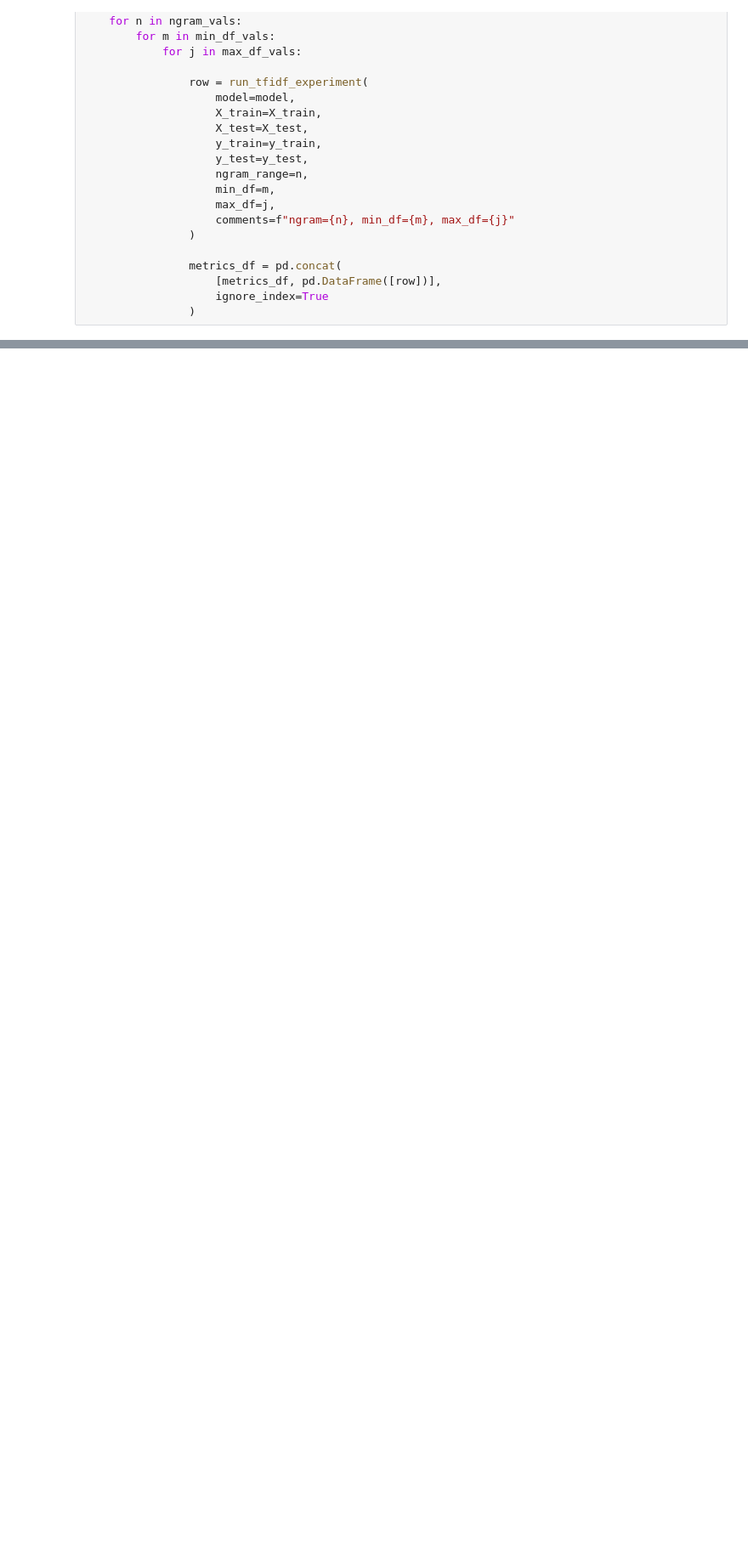
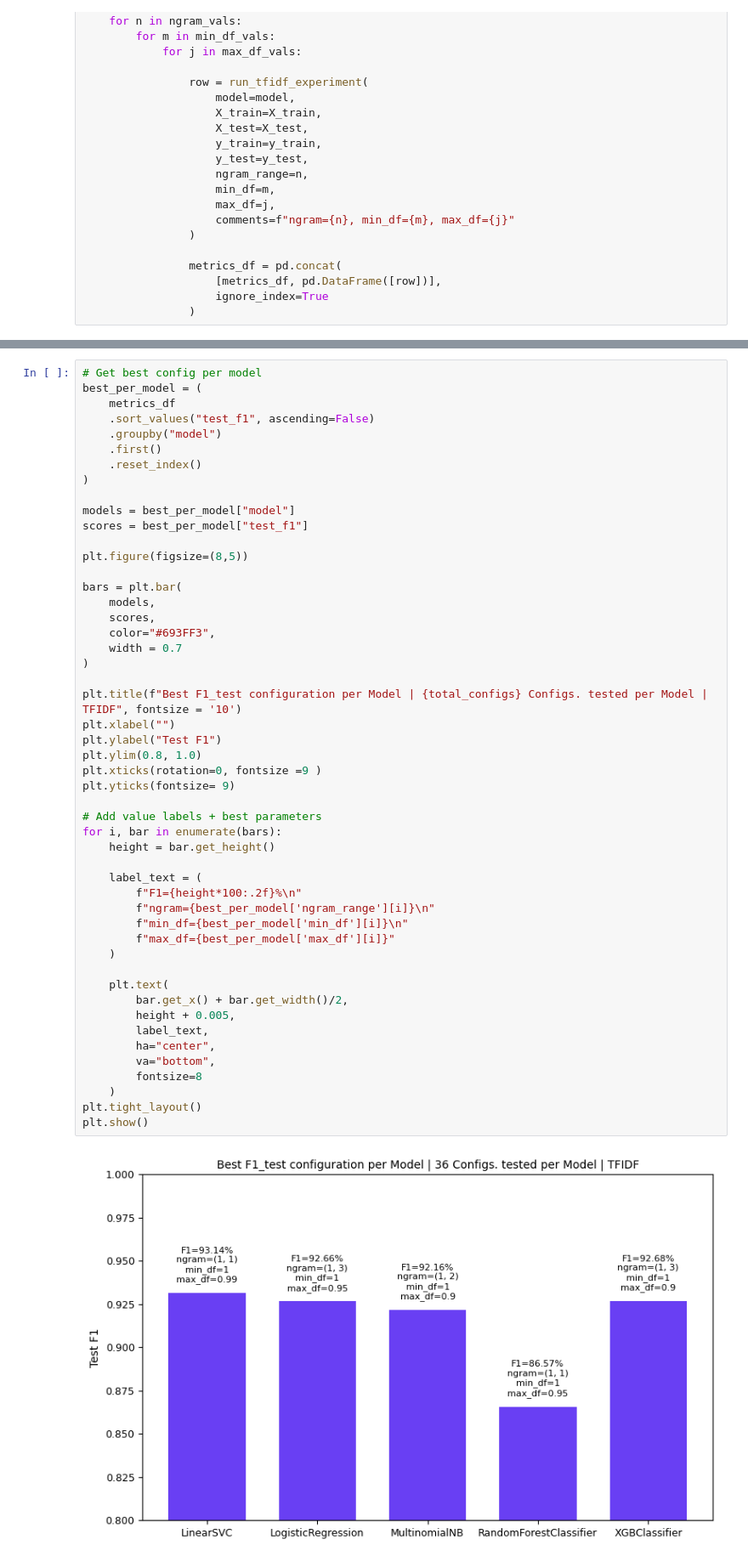
Before and after one commit to harmandeep2993/fake-news-detection-nlp, a Jupyter notebook: notebooks/experimentsTFIDF.ipynb, the cells around one changed output, grey strips where cells are left out. Shown at 85% size. Drawn from its saved outputs; the diff is of its cells as text; blank space fills up the shorter version.

```diff
--- a/notebooks/experimentsTFIDF.ipynb
+++ b/notebooks/experimentsTFIDF.ipynb
@@ -204,0 +167,52 @@ plt.show()
+# %%
+# Get best config per model
+best_per_model = (
+    metrics_df
+    .sort_values("test_f1", ascending=False)
+    .groupby("model")
+    .first()
+    .reset_index()
+)
+
+models = best_per_model["model"]
+scores = best_per_model["test_f1"]
+
+plt.figure(figsize=(8,5))
+
+bars = plt.bar(
+    models,
+    scores,
+    color="#693FF3",
+    width = 0.7
+)
+
+plt.title(f"Best F1_test configuration per Model | {total_configs} Configs. tested per Model | TFIDF", fontsize = '10')
+plt.xlabel("")
+plt.ylabel("Test F1")
+plt.ylim(0.8, 1.0)
+plt.xticks(rotation=0, fontsize =9 )
+plt.yticks(fontsize= 9)
+
+# Add value labels + best parameters
+for i, bar in enumerate(bars):
+    height = bar.get_height()
+
+    label_text = (
+        f"F1={height*100:.2f}%\n"
+        f"ngram={best_per_model['ngram_range'][i]}\n"
+        f"min_df={best_per_model['min_df'][i]}\n"
+        f"max_df={best_per_model['max_df'][i]}"
+    )
+
+    plt.text(
+        bar.get_x() + bar.get_width()/2,
+        height + 0.005,
+        label_text,
+        ha="center",
+        va="bottom",
+        fontsize=8
+    )
+plt.tight_layout()
+plt.show()
+# %% [output]
+[figure, added]
```
Also changed, not shown: parts of 4 cells of this notebook.
